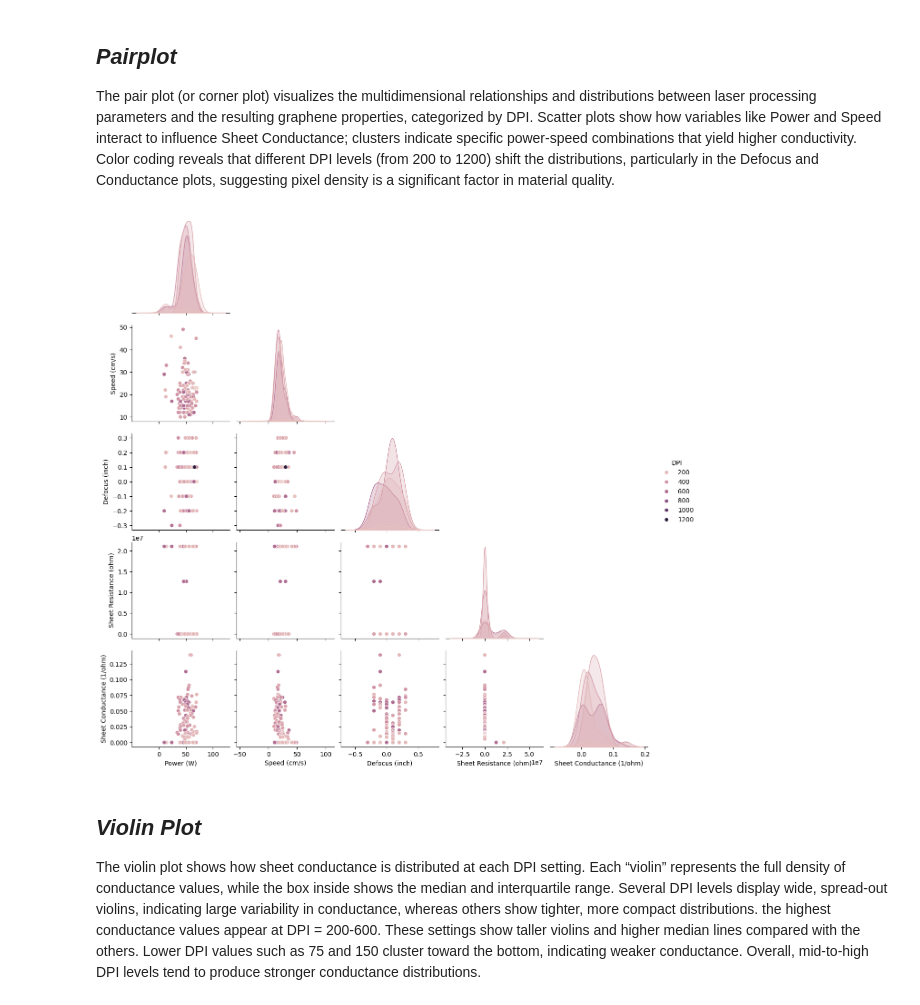
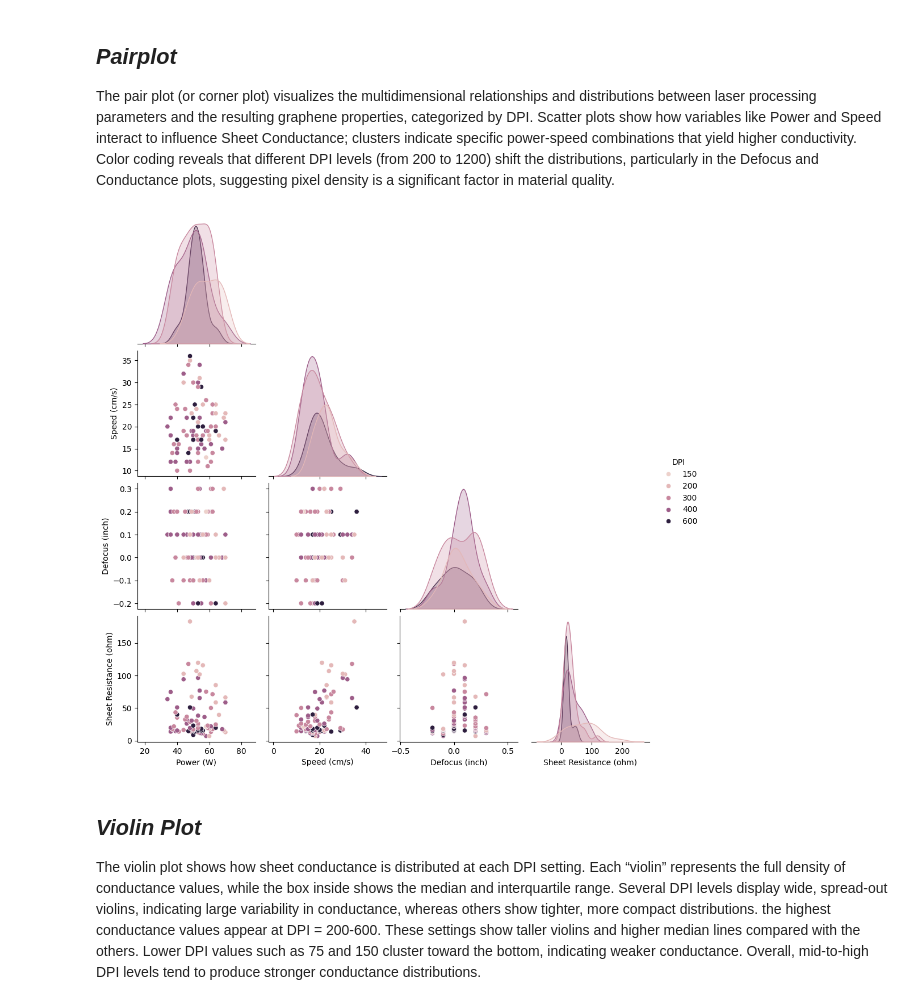
Before and after one commit to mta-phy/5820x, a Jupyter notebook: HWs/Project-1 v2.ipynb, the cells around one changed output. Drawn from its saved outputs; the diff is of its cells as text; code cells hidden in the pictures.

```diff
--- a/HWs/Project-1 v2.ipynb
+++ b/HWs/Project-1 v2.ipynb
@@ -16,13 +16,12 @@ Data are extract from git-hub repository. The dataset of laser-induced graphene
 # %%
 import pandas as pd
 import numpy as np
-url = 'https://github.com/mta-phy/5820x/raw/main/HWs/LIG_DATA.xlsx'
+url = 'https://github.com/mta-phy/5820x/raw/main/HWs/LIG.xlsx'
 Data = pd.read_excel(url)
 Power = Data.iloc[:, 0].to_numpy();
 Speed = Data.iloc[:, 1].to_numpy();
 DPI = Data.iloc[:, 2].to_numpy();
 Defocus = Data.iloc[:, 3].to_numpy();
 Sheet_resistance= Data.iloc[:, 4].to_numpy();
-Sheet_conductance= Data.iloc[:, 5].to_numpy();
 Data.head(5)
 # %% [output]
@@ -106,15 +105,15 @@ Scatter plots show how variables like Power and Speed interact to influence Shee
 # %%
 import seaborn as sns
 import matplotlib.pyplot as plt
 
 # Columns to visualize
 cols = ["Power (W)", "Speed (cm/s)", "DPI", "Defocus (inch)",
-        "Sheet Resistance (ohm)", "Sheet Conductance (1/ohm)"]
+        "Sheet Resistance (ohm)"]
 
 sns.pairplot(Data[cols], diag_kind="kde", corner=True, hue="DPI")
 plt.show()
 # %% [output]
-[figure, old version]
+[figure, new version]
 # %% [markdown]
 ## *Violin Plot*
 The violin plot shows how sheet conductance is distributed at each DPI setting.
```
Also changed, not shown: parts of 4 cells of this notebook, 3 other files.
